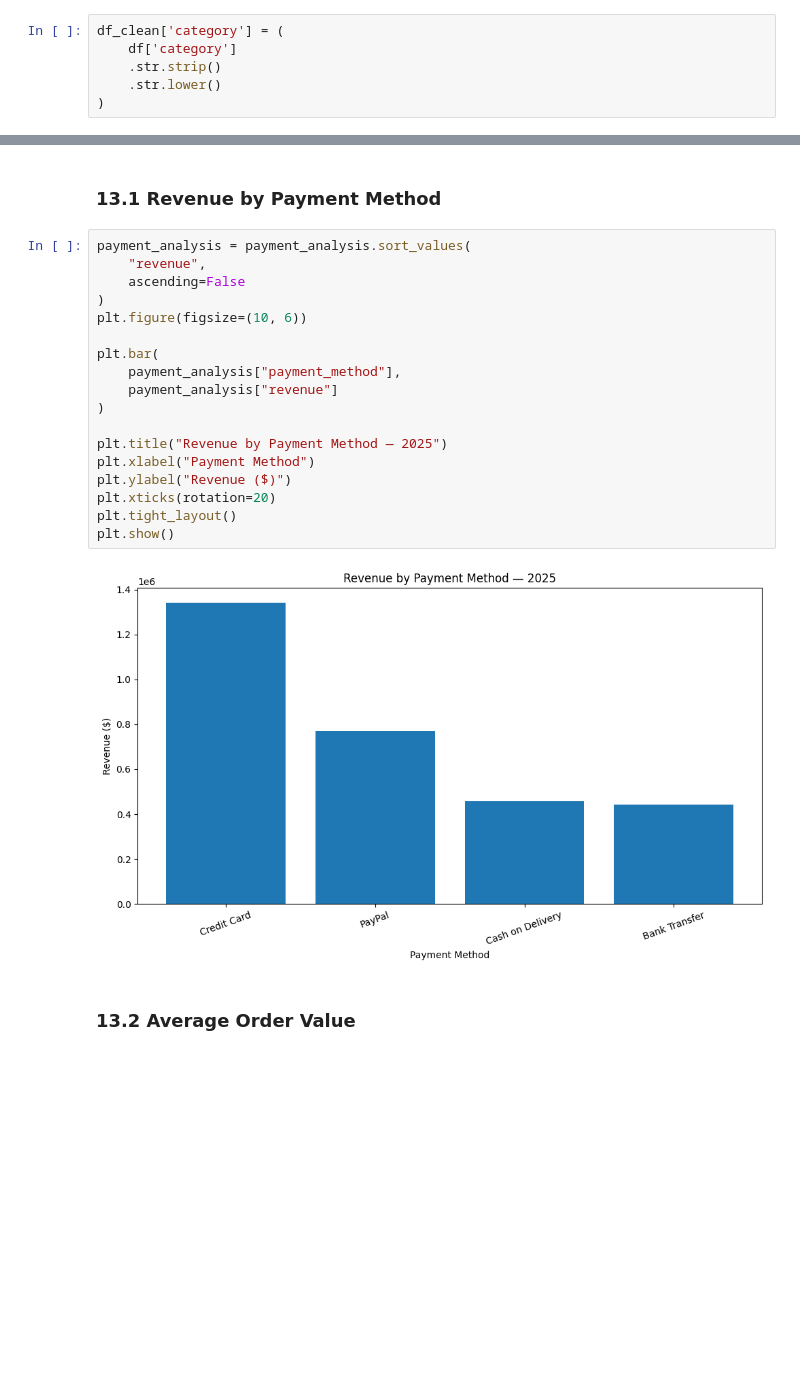
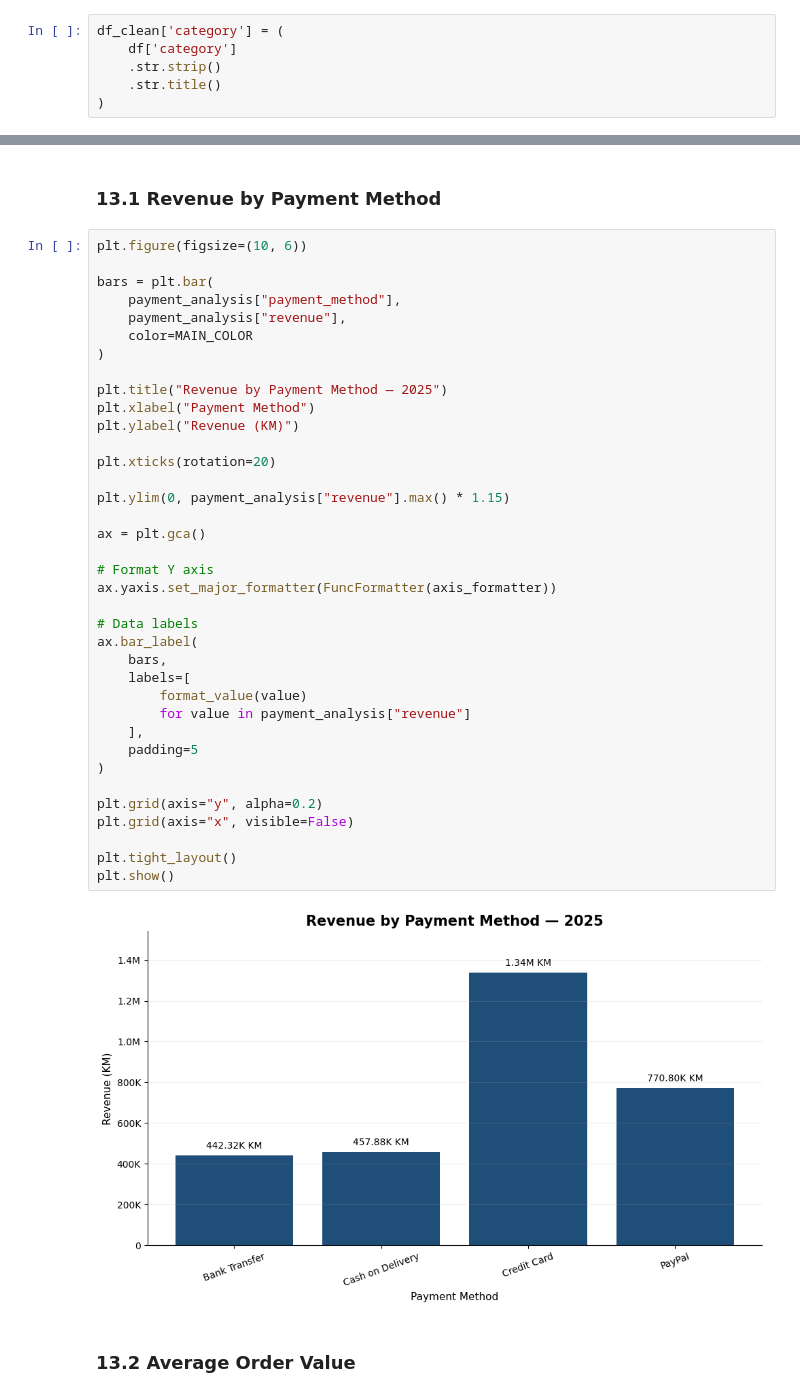
Before and after one commit to majaVtech/business-sales-analysis, a Jupyter notebook: Notebooks/northstar_retail_sales_analysis.ipynb, the cells around one changed output, grey strips where cells are left out. Saved outputs shown, nothing was run; the diff lists cells and outputs as text; blank space fills up the shorter version.

```diff
--- a/Notebooks/northstar_retail_sales_analysis.ipynb
+++ b/Notebooks/northstar_retail_sales_analysis.ipynb
@@ -166,5 +209,5 @@ df_clean = df_clean[
 df_clean['category'] = (
     df['category']
     .str.strip()
-    .str.lower()
+    .str.title()
 )
@@ -634,25 +847,44 @@ payment_analysis
 # %% [markdown]
 ### **13.1 Revenue by Payment Method**
 # %%
-payment_analysis = payment_analysis.sort_values(
-    "revenue",
-    ascending=False
-)
 plt.figure(figsize=(10, 6))
 
-plt.bar(
+bars = plt.bar(
     payment_analysis["payment_method"],
-    payment_analysis["revenue"]
+    payment_analysis["revenue"],
+    color=MAIN_COLOR
 )
 
 plt.title("Revenue by Payment Method — 2025")
 plt.xlabel("Payment Method")
-plt.ylabel("Revenue ($)")
+plt.ylabel("Revenue (KM)")
+
 plt.xticks(rotation=20)
+
+plt.ylim(0, payment_analysis["revenue"].max() * 1.15)
+
+ax = plt.gca()
+
+# Format Y axis
+ax.yaxis.set_major_formatter(FuncFormatter(axis_formatter))
+
+# Data labels
+ax.bar_label(
+    bars,
+    labels=[
+        format_value(value)
+        for value in payment_analysis["revenue"]
+    ],
+    padding=5
+)
+
+plt.grid(axis="y", alpha=0.2)
+plt.grid(axis="x", visible=False)
+
 plt.tight_layout()
 plt.show()
 # %% [output]
-[figure, old version]
+[figure, new version]
 # %% [markdown]
 ### **13.2 Average Order Value**
 # %%
```
Also changed, not shown: parts of 64 cells of this notebook.
